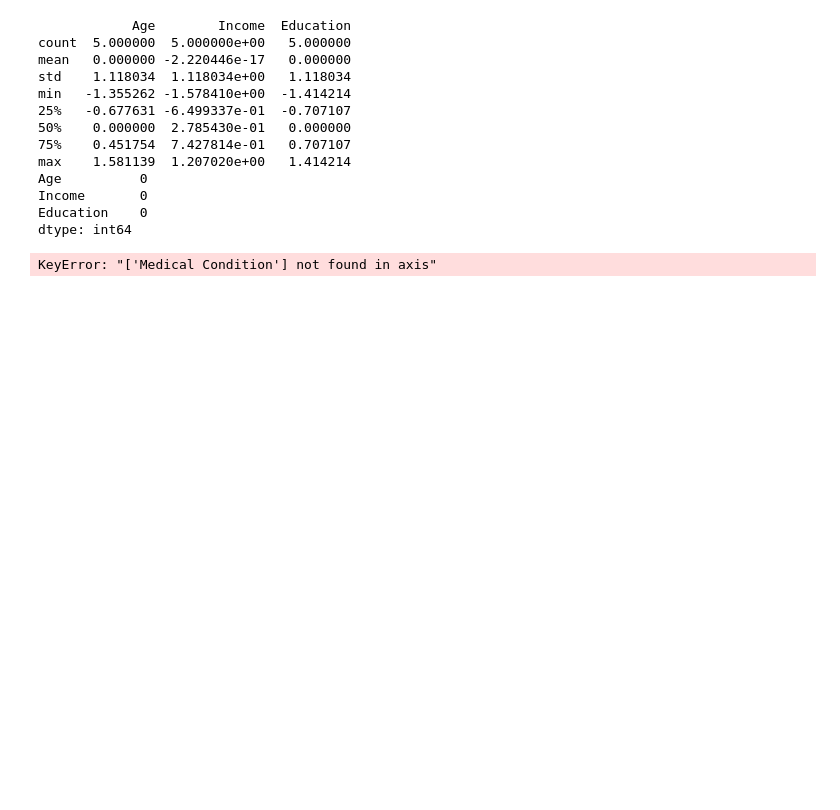
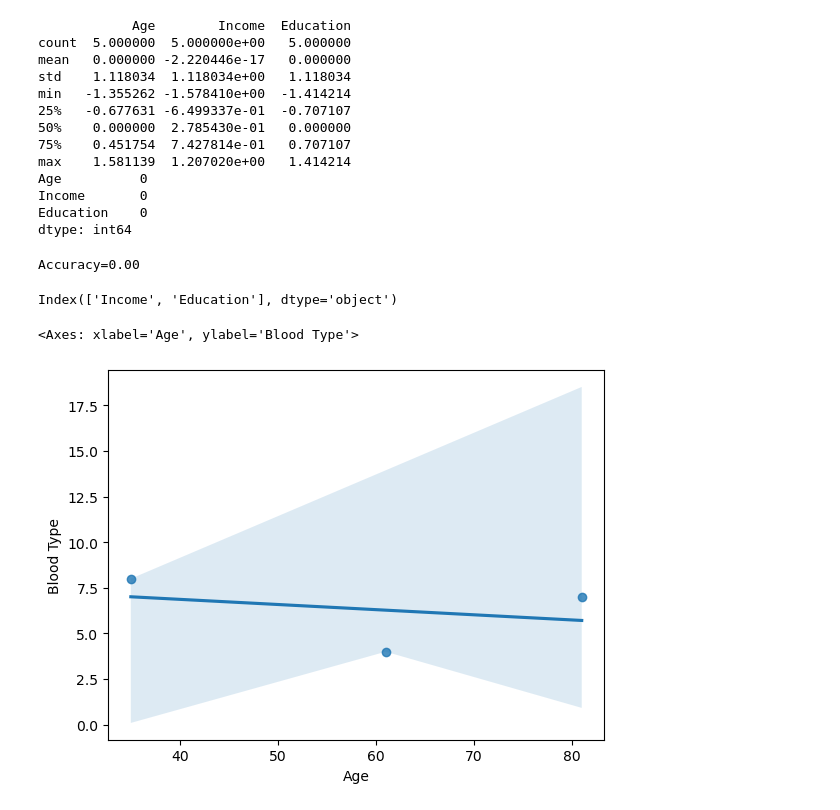
Before and after one commit to BABYTOYOYO/AI-CODES, a Jupyter notebook: PROJEC.ipynb, the cells around one changed output. Cells and saved outputs as stored; diff of their text form; code cells hidden in the pictures; blank space fills up the shorter version.

```diff
--- a/PROJEC.ipynb
+++ b/PROJEC.ipynb
@@ -257,22 +260,45 @@ Age          0
 Income       0
 Education    0
 dtype: int64
-# %%
-import pandas as pd
-from sklearn.model_selection import train_test_split
-
-# Assuming 'df' is your DataFrame with features and target variable
-# Assume the target variable is 'Health Condition'
-X = df.drop('Medical Condition', axis=1)
-y = df['Medical Condition']
-
-# Split the data into training and testing sets (e.g., 80% training, 20% testing)
-X_train, X_test, y_train, y_test = train_test_split(X, y, test_size=0.2, random_state=42)
-
-# Print the shapes of the resulting sets
-print("X_train shape:", X_train.shape)
-print("X_test shape:", X_test.shape)
-print("y_train shape:", y_train.shape)
-print("y_test shape:", y_test.shape)
-# %% [output]
-KeyError: "['Medical Condition'] not found in axis"
+# %%
+#import relevant libraries
+from sklearn.model_selection import train_test_split
+from sklearn.linear_model import LogisticRegression
+from sklearn import metrics
+
+#features extraction
+x = df[['Age']]
+y = df['Blood Type']
+
+x_train,x_test,y_train,y_test = train_test_split(x,y,test_size=0.25,random_state=0)  #splitting data with test size of 25%
+
+logreg = LogisticRegression()   #build our logistic model
+logreg.fit(x_train, y_train)  #fitting training data
+y_pred  = logreg.predict(x_test)    #testing model’s performance
+print("Accuracy={:.2f}".format(logreg.score(x_test, y_test)))
+# %% [output]
+Accuracy=0.00
+# %%
+print(X.columns)
+# %% [output]
+Index(['Income', 'Education'], dtype='object')
+# %%
+import seaborn as sns
+import seaborn as sns
+import pandas as pd
+
+# Sample data
+data = pd.DataFrame({
+    'Age': [81, 35, 61],
+    'Blood Type': ['O-', 'O+', 'B-']
+})
+
+# Map blood types to numerical values
+blood_type_mapping = {'A-': 1, 'A+': 2, 'B+': 3, 'B-': 4, 'AB+': 5, 'AB-': 6, 'O-': 7, 'O+': 8}
+data['Blood Type'] = data['Blood Type'].replace(blood_type_mapping)
+
+# Use seaborn regplot
+sns.regplot(x='Age', y='Blood Type', data=data)
+# %% [output]
+<Axes: xlabel='Age', ylabel='Blood Type'>
+[figure, added]
```
Also changed, not shown: parts of 3 cells of this notebook.
